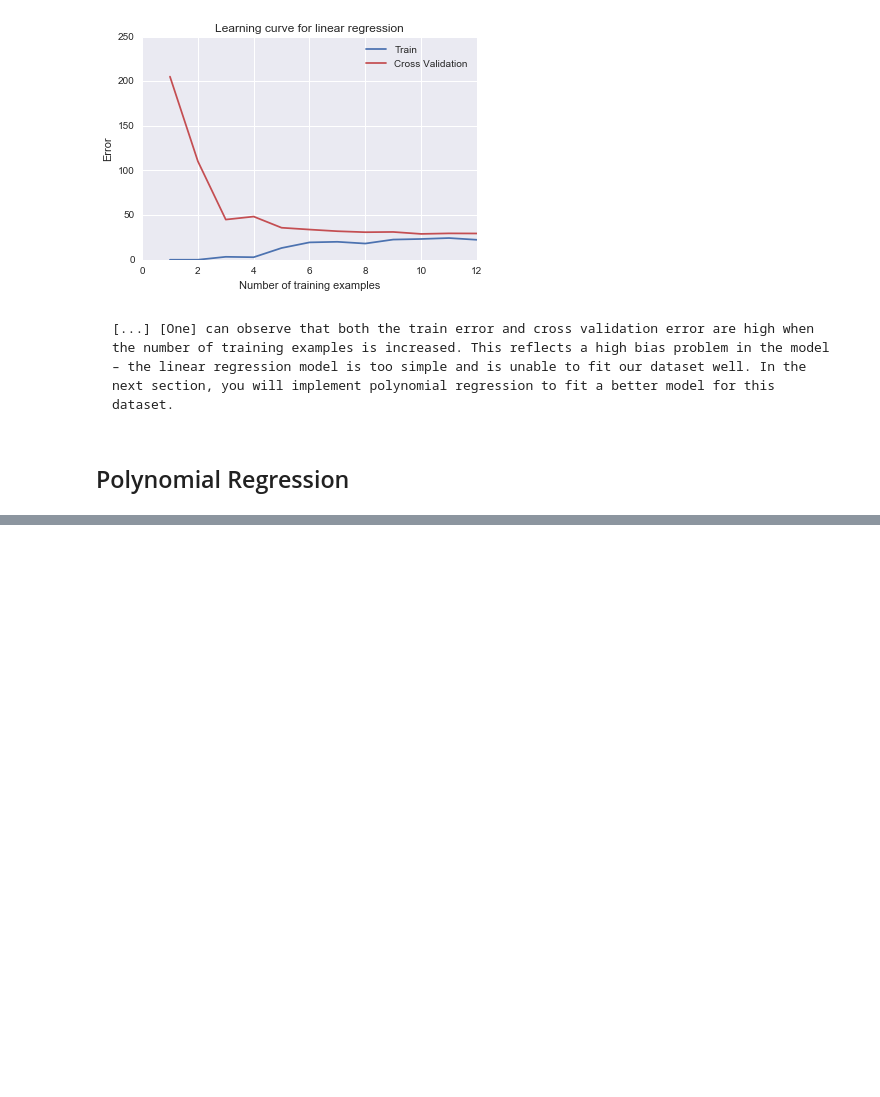
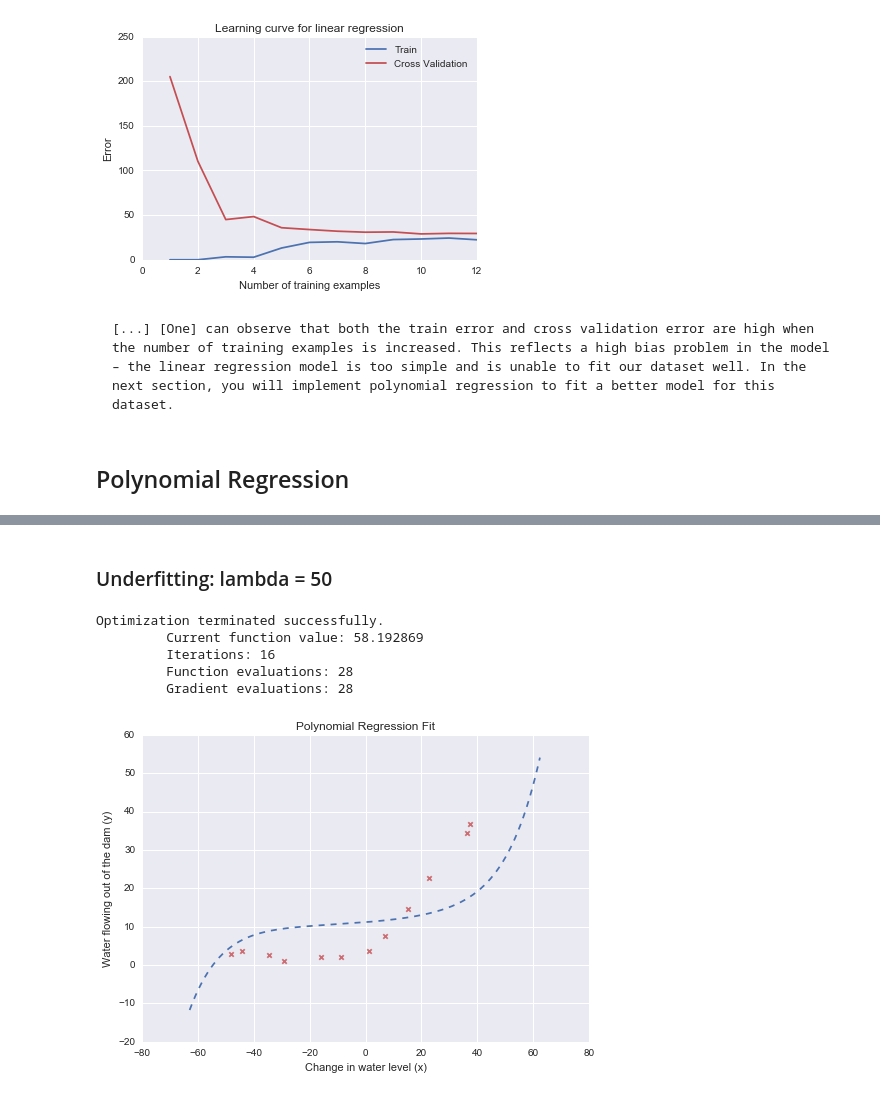
Before and after one commit to reinka/coding, a Jupyter notebook: MachineLearning/Misc/Bias Variance.ipynb, the cells around one changed output, grey strips where cells are left out. Drawn from its saved outputs; the diff is of its cells as text; code cells hidden in the pictures; blank space fills up the shorter version.

```diff
--- a/MachineLearning/Misc/Bias Variance.ipynb
+++ b/MachineLearning/Misc/Bias Variance.ipynb
@@ -418,0 +430,12 @@ lin_mod.poly_plot(y, np.min(X), np.max(X), 8)
+# %% [markdown]
+### Underfitting: lambda = 50
+# %%
+theta = lin_mod.train(X, y, add_bias=True, plot=False, p = 8, regularization=50)
+lin_mod.poly_plot()
+# %% [output]
+Optimization terminated successfully.
+         Current function value: 58.192869
+         Iterations: 16
+         Function evaluations: 28
+         Gradient evaluations: 28
+[figure, added]
```
Also changed, not shown: parts of 11 cells of this notebook.
